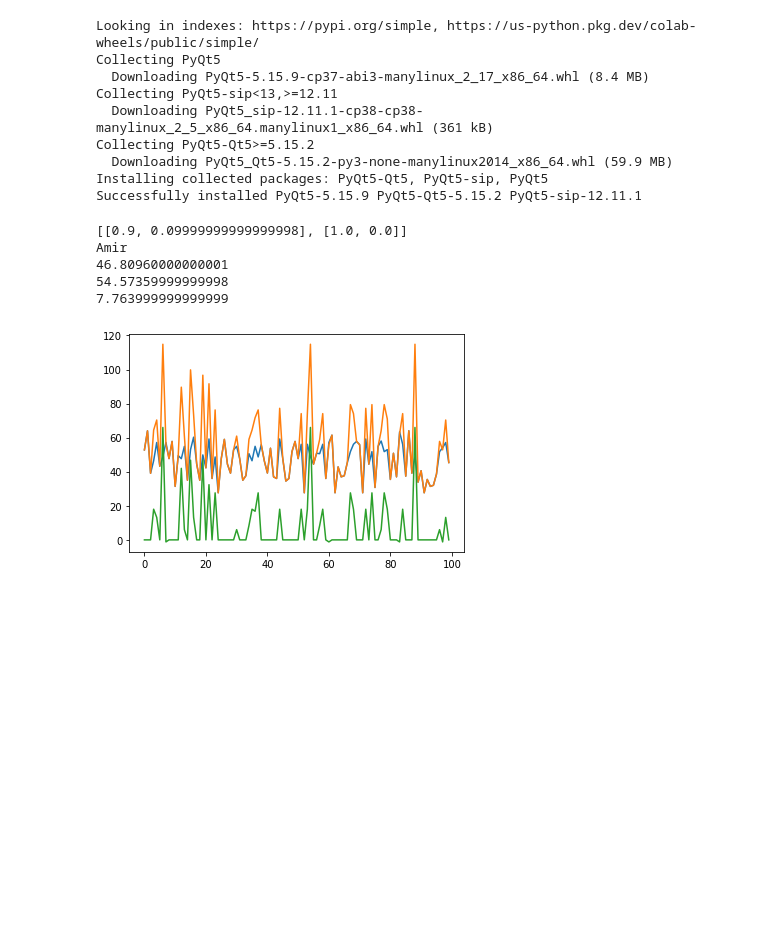
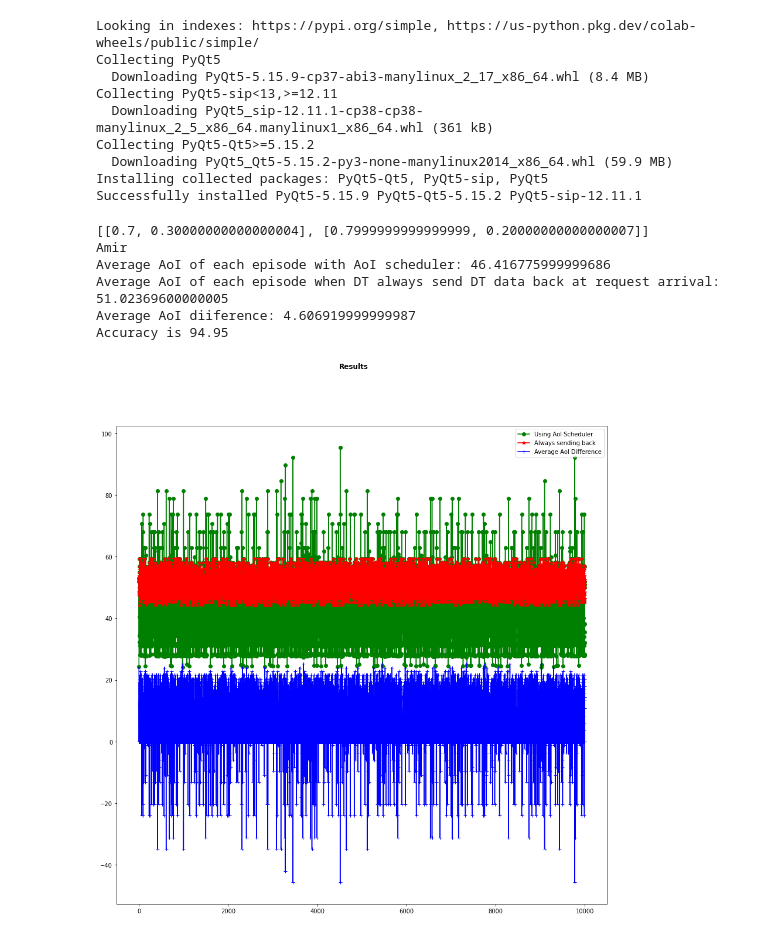
Before and after one commit to amirhoseinaghaei/Research_Simulation, a Jupyter notebook: Research_Simulation.ipynb, the cells around one changed output. Drawn from its saved outputs; the diff is of its cells as text; code cells hidden in the pictures; blank space fills up the shorter version.

```diff
--- a/Research_Simulation.ipynb
+++ b/Research_Simulation.ipynb
@@ -42,12 +42,12 @@ episode = 0
 rudder_lstm_a0 = LSTM(state_input_size=5, n_actions= 2, buffer=Lesson_buffer_a0, n_units=n_lstm,
                         lstm_lr=lstm_lr, l2_regularization=l2_regularization, return_scaling=10,
                         lstm_batch_size=8, continuous_pred_factor=0.5)
-rudder_lstm_a0.load_state_dict(torch.load('rudder_lstm_general09.pt'))
+# rudder_lstm_a0.load_state_dict(torch.load('rudder_lstm_general09.pt'))
 environment = Environment(100,25)
 environment.CreateStates()
 policy_updator  = PolicyUpdater(environment= environment, lr = policy_lr)
 episode = 0
-for i in range(2000):
+for i in range(2500):
     episode += 1
     environment.reset_paramter()
     state, _ = environment.reset_state()
@@ -87,14 +87,14 @@ for i in range(2000):
             states = states.astype(int)
             rewards = np.array(rewards, dtype = np.float32)
             actions = np.array(actions)
-            # Lesson_buffer_a0.add(states = states, actions = actions, rewards = rewards)
-            # if  episode < 5000 and Lesson_buffer_a0.full_enough() and Lesson_buffer_a0.different_returns_encountered()  :
-            #         if episode % 25 == 0:
+            Lesson_buffer_a0.add(states = states, actions = actions, rewards = rewards)
+            if  episode < 5000 and Lesson_buffer_a0.full_enough() and Lesson_buffer_a0.different_returns_encountered()  :
+                    if episode % 25 == 0:
 
-            #             print(episode)
-            #             rudder_lstm_a0.train(episode=episode)
-            #         if episode >= 1800:
-            #             torch.save(rudder_lstm_a0.state_dict(), 'rudder_lstm_120.pt')
+                        print(episode)
+                        rudder_lstm_a0.train(episode=episode)
+                    if episode >= 1800:
+                        torch.save(rudder_lstm_a0.state_dict(), 'rudder_lstm_70_125.pt')
 
             rewards = rudder_lstm_a0.redistribute_reward(states=np.expand_dims(states, 0),actions=np.expand_dims(actions, 0))[0, :]
             policy_updator.Q_learning(actions= actions , states = states, rewards= rewards)
@@ -1098,7 +1098,7 @@ l2_regularization = 1e-6
 avg_window = 750
 UseOptimalPolicy = True
 episode = 0
-NUM_EPISODE = 100
+NUM_EPISODE = 10000
 environment = Environment(100,25)
 environment.CreateStates()
 policy_updator  = PolicyUpdater(environment= environment, lr = policy_lr)
@@ -1119,7 +1119,7 @@ for i in range(NUM_EPISODE):
     name = f'({first_state[0]}, {first_state[1]}, {first_state[2]}, {first_state[3]}, {first_state[4]})'
 
     while not done:
-        action = 0
+        action = 1
         if environment.state.Ra == 0 and environment.state.U == 0:
           action = 0
         if environment.state.Ra == 0 and environment.state.U == 24:
@@ -1162,46 +1162,51 @@ for i in range(NUM_EPISODE):
           Episode_AoI = [int(i) for i in Episode_AoI]
           Total_Reward_List.append(sum(Episode_AoI)/25)
 
 
 
 # for i in range(len(Total_Reward_List)):
 #   print(f"{i+1} request arrival ---------------- Average AoI: {Total_Reward_List[i]}")
 
 # for i in range(len(Total_Reward_List_Without_Optimal_Policy)):
 #   print(f"{i+1} request arrival ---------------- Average AoI: {Total_Reward_List_Without_Optimal_Policy[i]}")
 
 # for i in range(len(Total_Reward_List_Without_Optimal_Policy)):
 #   print(f"{i+1} request arrival ---------------- Average AoI: {Total_Reward_List_Without_Optimal_Policy[i]}")
 %matplotlib inline
 
-fig, ax = plt.subplots()
+fig, ax = plt.subplots(figsize=(15, 15))
 
-ax.plot(Total_Reward_List, label ='Using AoI Scheduler')
-
-ax.plot(Total_Reward_List_Without_Optimal_Policy, label ='Always sending back')
+ax.plot(Total_Reward_List, label ='Using AoI Scheduler', color = "g" , marker='o')
+ax.plot(Total_Reward_List_Without_Optimal_Policy, label ='Always sending back' , color = "r", marker='*')
 
 AoI_Difference_List = [Total_Reward_List_Without_Optimal_Policy[i] - Total_Reward_List[i] for i in range(len(Total_Reward_List_Without_Optimal_Policy)) ]
-ax.plot(AoI_Difference_List, label ='Average AoI Difference')
+ax.plot(AoI_Difference_List, label ='Average AoI Difference', color = "b", marker='+')
 
-# ax.legend()
+ax.legend()
 
-# fig.suptitle("""matplotlib.figure.Figure.show()
-# function Example\n\n""", fontweight ="bold")
+fig.suptitle("Results", fontweight ="bold")
 
 fig.show()
 
 # fig = plt.figure()
 
 # plt.plot(Total_Reward_List,'g', Total_Reward_List_Without_Optimal_Policy, 'r')
 
-print(sum(Total_Reward_List)/NUM_EPISODE)
-print(sum(Total_Reward_List_Without_Optimal_Policy)/NUM_EPISODE)
-print(sum(AoI_Difference_List)/NUM_EPISODE)
+print(f"Average AoI of each episode with AoI scheduler: {sum(Total_Reward_List)/NUM_EPISODE}")
+print(f"Average AoI of each episode when DT always send DT data back at request arrival: {sum(Total_Reward_List_Without_Optimal_Policy)/NUM_EPISODE}")
+print(f"Average AoI diiference: {sum(AoI_Difference_List)/NUM_EPISODE}")
+
+number_of_optimal_actions = 0
+for i in AoI_Difference_List:
+  if i >=0:
+      number_of_optimal_actions += 1
+print(f"Accuracy is {(number_of_optimal_actions/len(AoI_Difference_List))*100}")
 # plt.show()
 # %% [output]
-[[0.9, 0.09999999999999998], [1.0, 0.0]]
+[[0.7, 0.30000000000000004], [0.7999999999999999, 0.20000000000000007]]
 Amir
-46.80960000000001
-54.57359999999998
-7.763999999999999
+Average AoI of each episode with AoI scheduler: 46.416775999999686
+Average AoI of each episode when DT always send DT data back at request arrival: 51.02369600000005
+Average AoI diiference: 4.606919999999987
+Accuracy is 94.95
-[figure, old version]
+[figure, new version]
```
Also changed, not shown: parts of 1 cell of this notebook.
